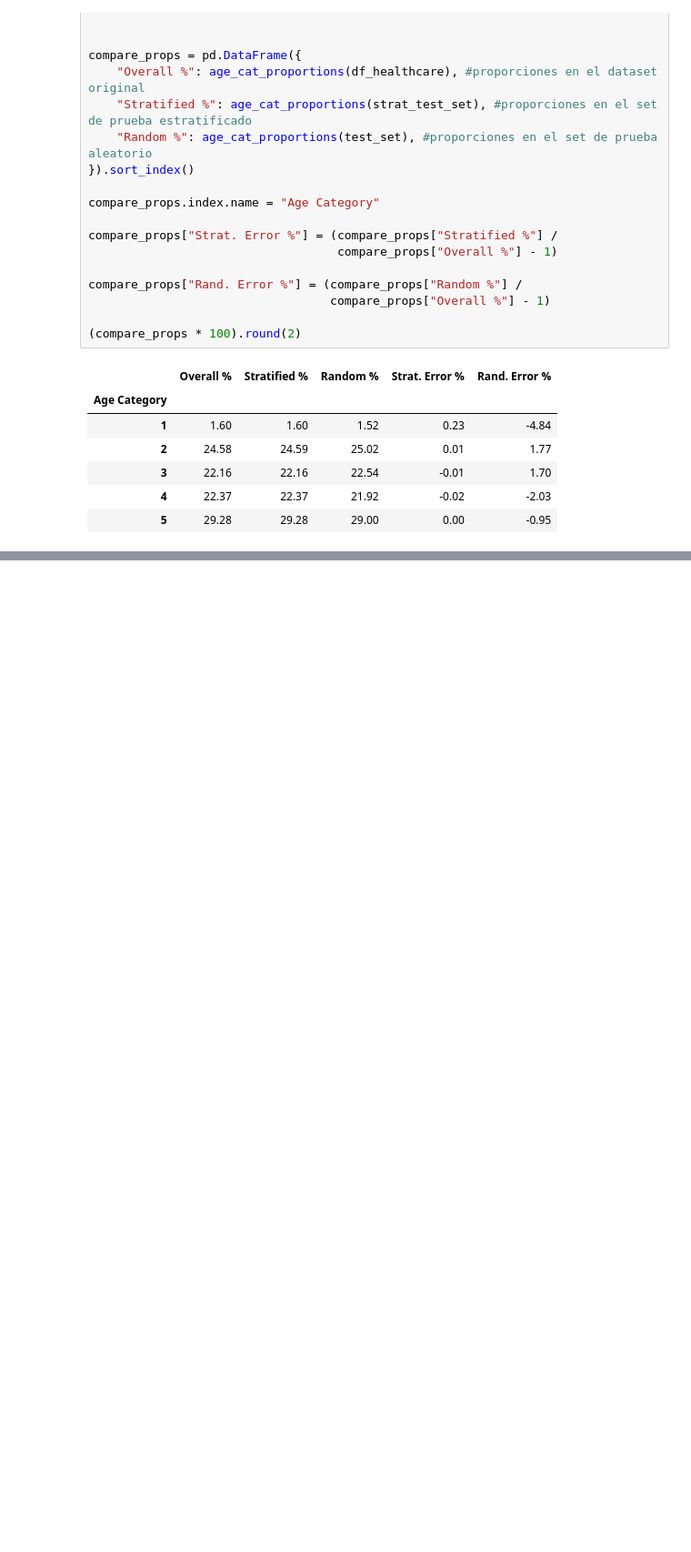
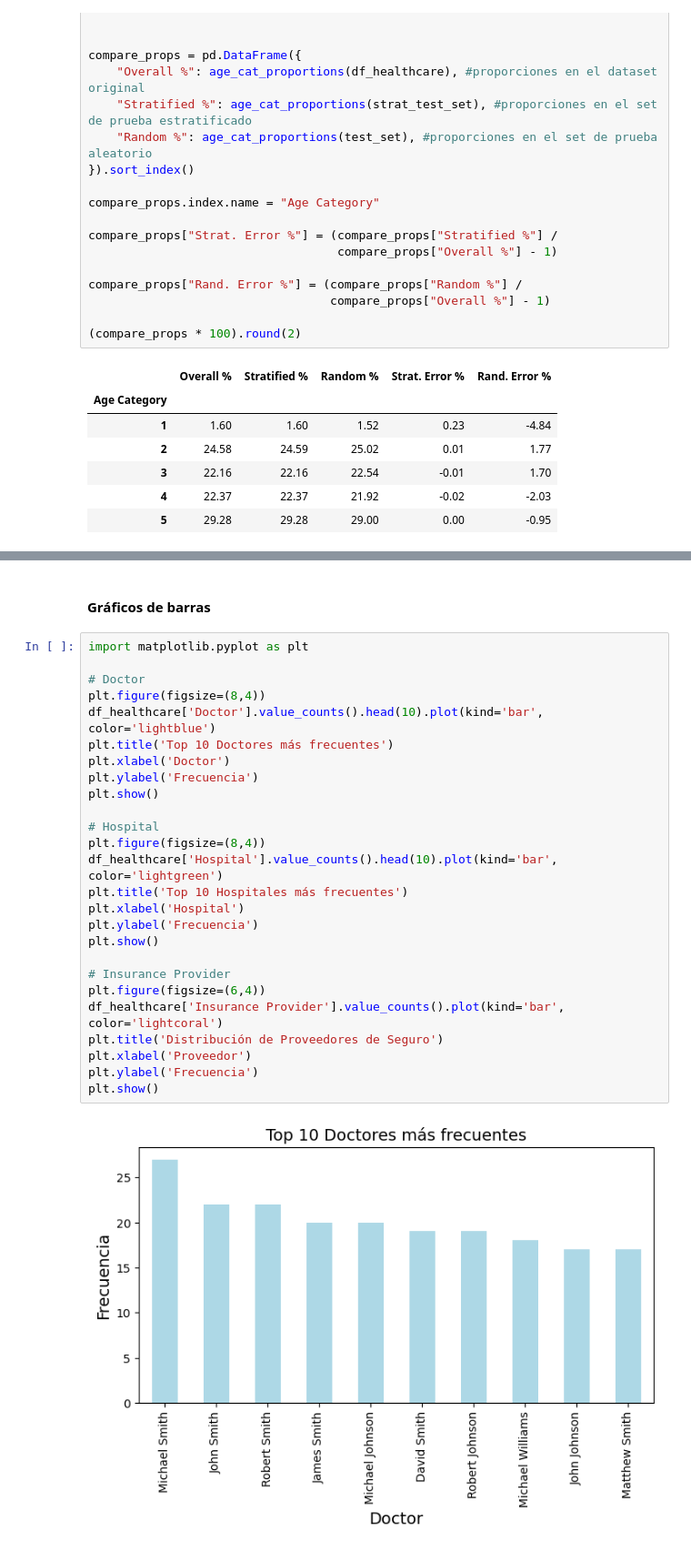
Before and after one commit to Mr-Maccoy/BigData, a Jupyter notebook: G1_SC707_Avance1_LN.ipynb, the cells around one changed output, grey strips where cells are left out. Shown: that part at 91% size. Drawn from its saved outputs; the diff is of its cells as text; blank space fills up the shorter version.

Commit message:
Semana 06
- Integración de la práctica 4 (Doctor, Hospital e Insurance Provider)
- Correlación y OrdinalEncoder

```diff
--- a/G1_SC707_Avance1_LN.ipynb
+++ b/G1_SC707_Avance1_LN.ipynb
@@ -404,0 +471,30 @@ compare_props["Rand. Error %"] = (compare_props["Random %"] /
+# %% [markdown]
+#### Gráficos de barras
+# %%
+import matplotlib.pyplot as plt
+
+# Doctor
+plt.figure(figsize=(8,4))
+df_healthcare['Doctor'].value_counts().head(10).plot(kind='bar', color='lightblue')
+plt.title('Top 10 Doctores más frecuentes')
+plt.xlabel('Doctor')
+plt.ylabel('Frecuencia')
+plt.show()
+
+# Hospital
+plt.figure(figsize=(8,4))
+df_healthcare['Hospital'].value_counts().head(10).plot(kind='bar', color='lightgreen')
+plt.title('Top 10 Hospitales más frecuentes')
+plt.xlabel('Hospital')
+plt.ylabel('Frecuencia')
+plt.show()
+
+# Insurance Provider
+plt.figure(figsize=(6,4))
+df_healthcare['Insurance Provider'].value_counts().plot(kind='bar', color='lightcoral')
+plt.title('Distribución de Proveedores de Seguro')
+plt.xlabel('Proveedor')
+plt.ylabel('Frecuencia')
+plt.show()
+# %% [output]
+[figure, added]
```
Also changed, not shown: parts of 30 cells of this notebook.
